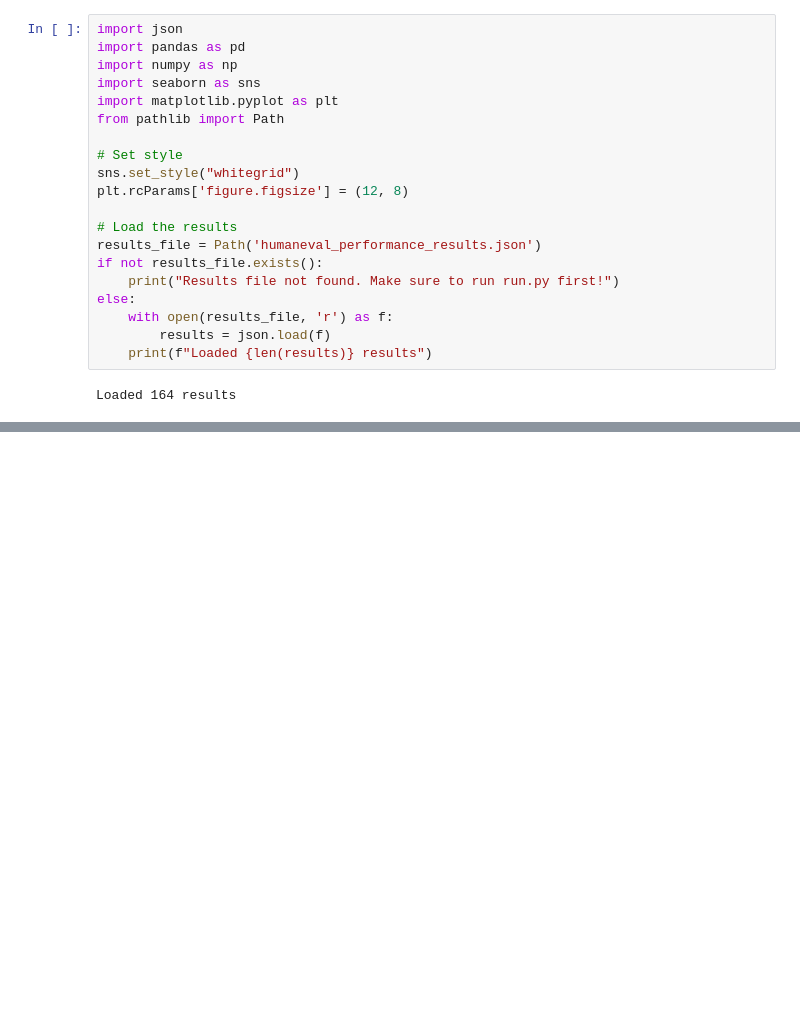
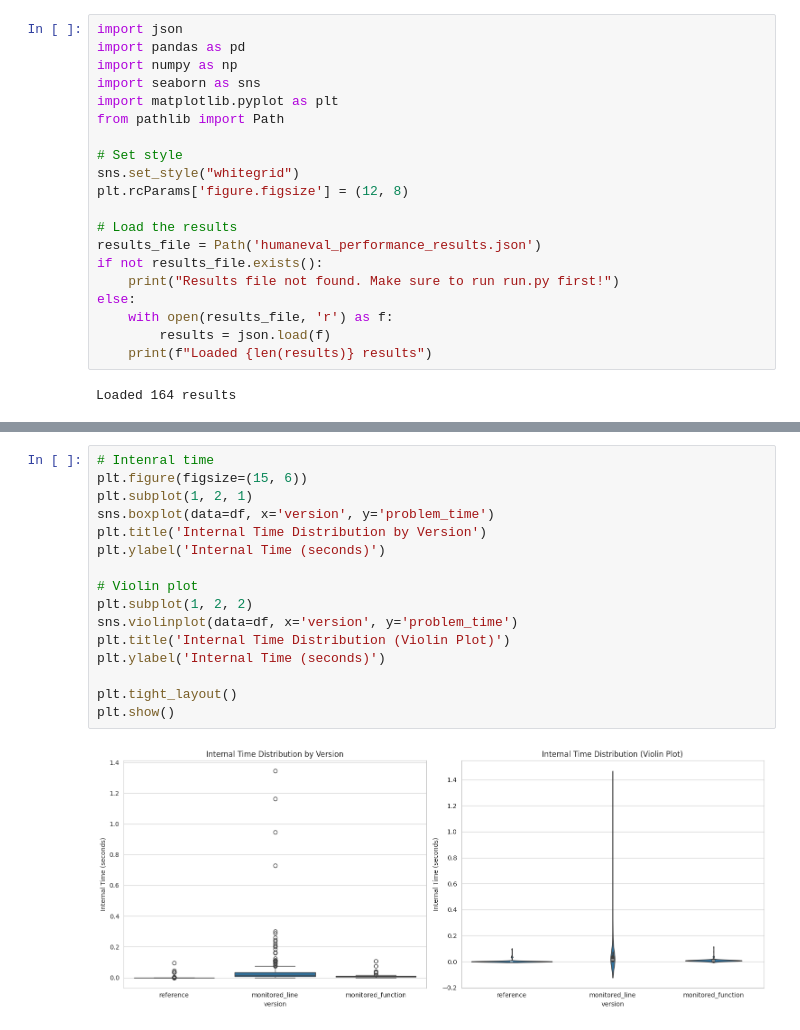
Before and after one commit to jbdoderlein/PyMonitor, a Jupyter notebook: performance/humaneval/analyze_results.ipynb, the cells around one changed output, grey strips where cells are left out. Drawn from its saved outputs; the diff is of its cells as text; blank space fills up the shorter version.

```diff
--- a/performance/humaneval/analyze_results.ipynb
+++ b/performance/humaneval/analyze_results.ipynb
@@ -121,3 +126,21 @@ plt.show()
+# %%
+# Intenral time
+plt.figure(figsize=(15, 6))
+plt.subplot(1, 2, 1)
+sns.boxplot(data=df, x='version', y='problem_time')
+plt.title('Internal Time Distribution by Version')
+plt.ylabel('Internal Time (seconds)')
+
+# Violin plot
+plt.subplot(1, 2, 2)
+sns.violinplot(data=df, x='version', y='problem_time')
+plt.title('Internal Time Distribution (Violin Plot)')
+plt.ylabel('Internal Time (seconds)')
+
+plt.tight_layout()
+plt.show()
+# %% [output]
+[figure, added]
 # %%
 # Plot 3: Performance Overhead Analysis
 plt.figure(figsize=(15, 10))
```
Also changed, not shown: parts of 5 cells of this notebook, 26 other files.
